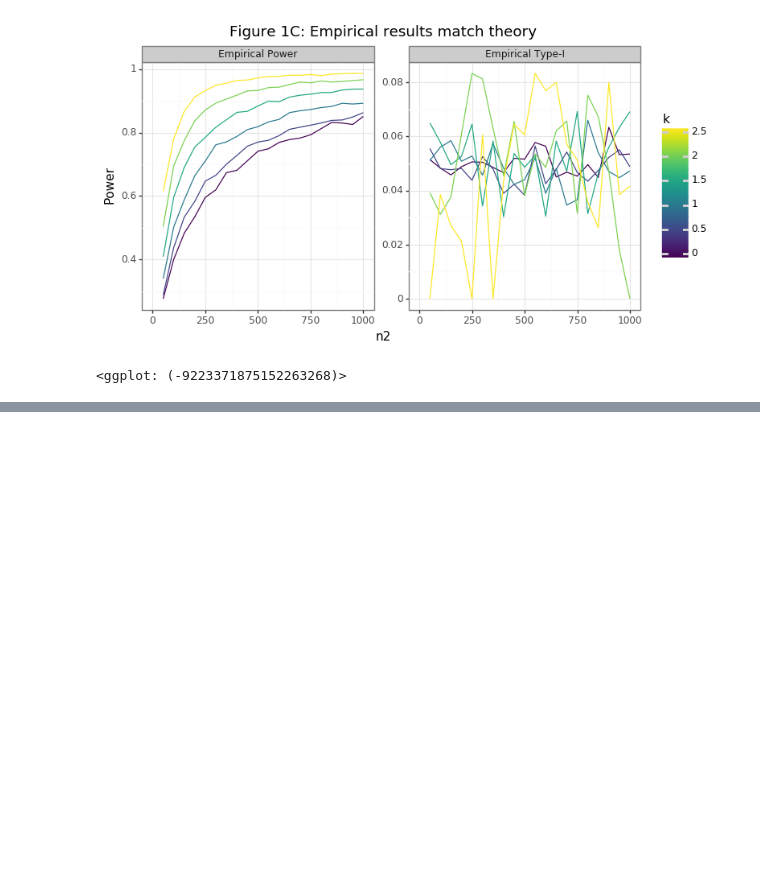
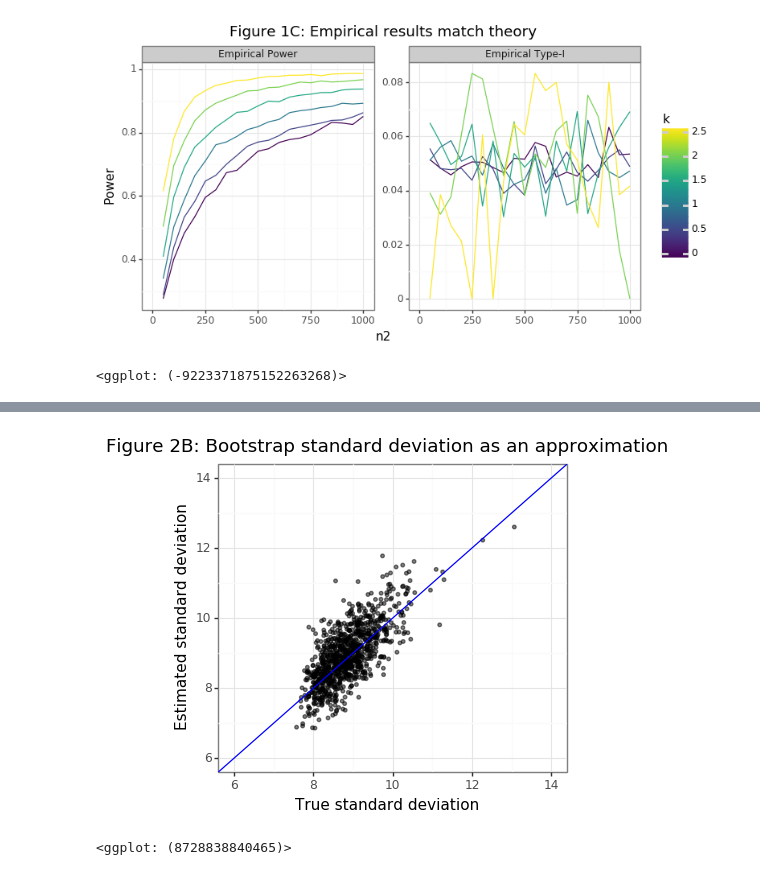
Before and after one commit to erikdrysdale/erikdrysdale.github.io, a Jupyter notebook: _rmd/extra_regression/power_for_regression_metrics.ipynb, the cells around one changed output, grey strips where cells are left out. Cells and saved outputs as stored; diff of their text form; code cells hidden in the pictures; blank space fills up the shorter version.

```diff
--- a/_rmd/extra_regression/power_for_regression_metrics.ipynb
+++ b/_rmd/extra_regression/power_for_regression_metrics.ipynb
@@ -250,0 +366,38 @@ gg_emp
+# %%
+n_bs = 1000
+nsim = 1000
+np.random.seed(seed)
+ntrain = 100
+ntest = 1000
+
+holder = np.zeros([nsim,2])
+for ii in range(nsim):
+    y, X, theta0 = dgp_yX(ntrain, p, t0=t0, sig2=sig2)
+    mdl = LinearRegression(fit_intercept=True).fit(y=y,X=X)
+    l2_error = np.sum((theta0 - mdl.coef_)**2)
+    sig2e = l2_error + sig2
+    ytest, Xtest, _ = dgp_yX(ntest, p, theta0=theta0, sig2=sig2)
+    eta_test = mdl.predict(Xtest)
+    eta_boot = pd.Series(eta_test).sample(ntest*n_bs,replace=True)
+    y_boot = ytest[eta_boot.index].reshape([ntest,n_bs])
+    eta_boot = eta_boot.values.reshape([ntest,n_bs])
+    res_boot = y_boot - eta_boot
+    mse_boot = MSE(y_boot, eta_boot,multioutput='raw_values')
+    sig2_mse = mse_boot.var()*len(ytest)
+    sig2_gt = 2*sig2e**2
+    holder[ii] = [sig2_mse, sig2_gt]
+dat_sig2 = pd.DataFrame(holder,columns=['hat','gt'])
+dat_sig2 = np.sqrt(dat_sig2)
+
+xx, xm = np.ceil(dat_sig2.max().max()), np.floor(dat_sig2.min().min())
+plotnine.options.figure_size = (4.5, 4)
+gg_sig2 = (ggplot(dat_sig2, aes(x='gt',y='hat')) + theme_bw() +
+           geom_point(alpha=0.5,size=1) +
+           labs(y='Estimated standard deviation',x='True standard deviation') +
+           ggtitle('Figure 2B: Bootstrap standard deviation as an approximation') +
+           geom_abline(slope=1,intercept=0,color='blue') +
+           scale_x_continuous(limits=[xm, xx]) + scale_y_continuous(limits=[xm, xx]))
+gg_sig2
+# %% [output]
+[figure, added]
+<ggplot: (8728838840465)>
```
Also changed, not shown: parts of 19 cells of this notebook.
